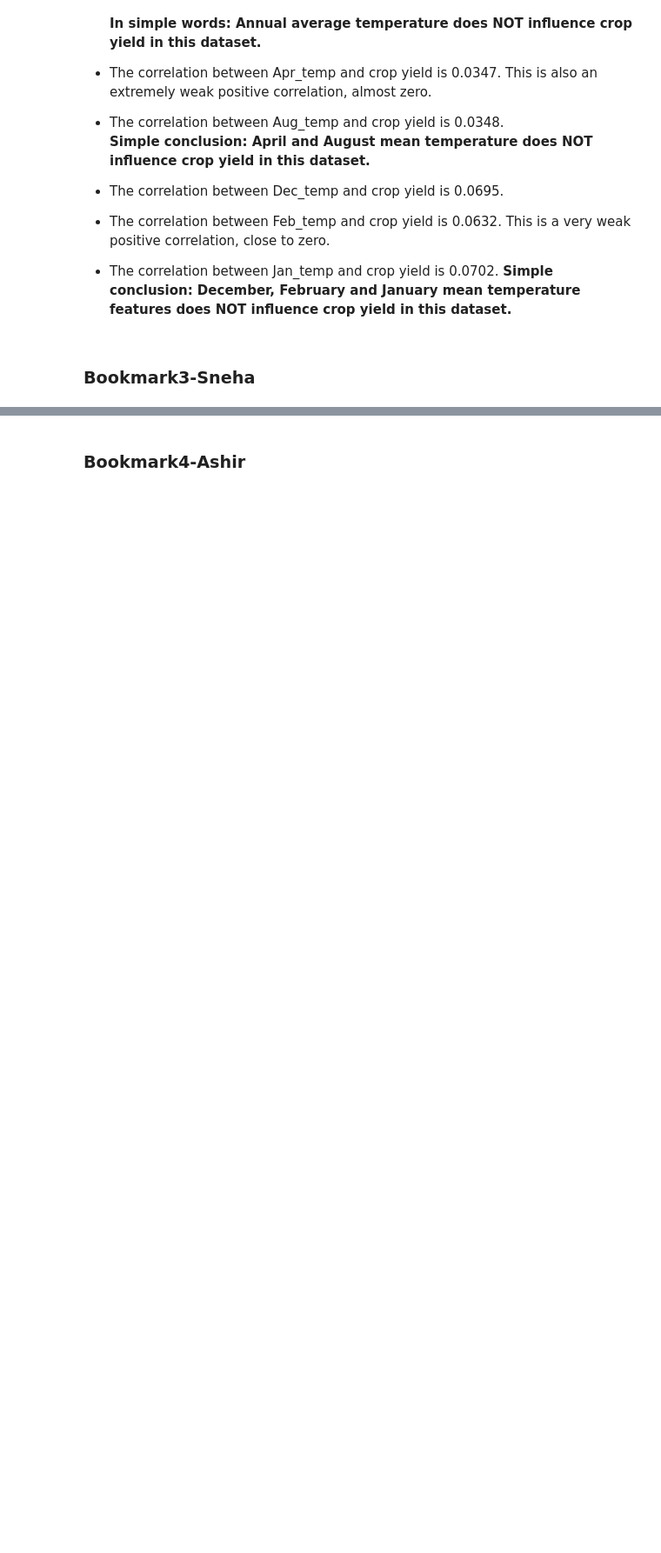
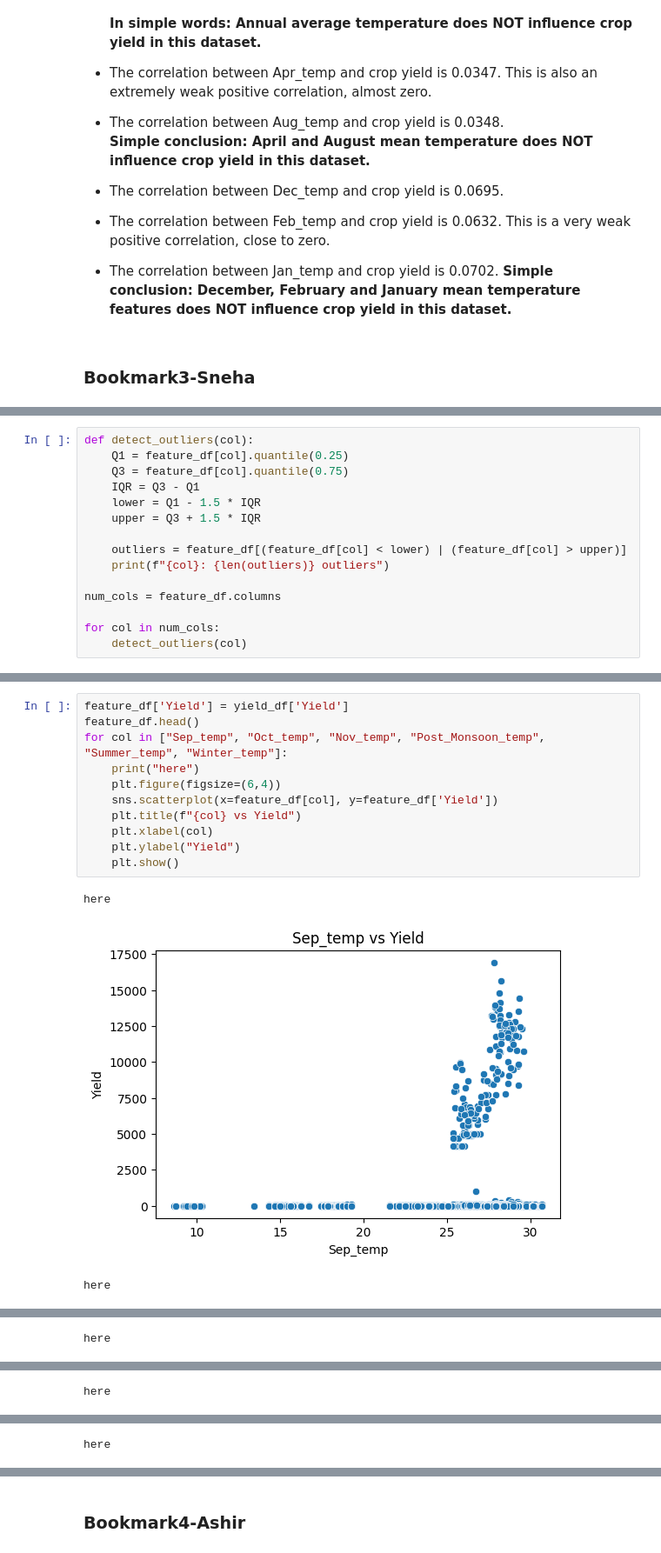
Before and after one commit to ManjuVijayakumar/ICTAK_DSA_FinalProject, a Jupyter notebook: Crop_Yield_prediction_regression_task_feature_analysis.ipynb, the cells around one changed output, grey strips where cells are left out. Shown at 87% size. Saved outputs shown, nothing was run; the diff lists cells and outputs as text; blank space fills up the shorter version.

```diff
--- a/Crop_Yield_prediction_regression_task_feature_analysis.ipynb
+++ b/Crop_Yield_prediction_regression_task_feature_analysis.ipynb
@@ -623,0 +710,15 @@ Correlation Summary
+# %%
+def detect_outliers(col):
+    Q1 = feature_df[col].quantile(0.25)
+    Q3 = feature_df[col].quantile(0.75)
+    IQR = Q3 - Q1
+    lower = Q1 - 1.5 * IQR
+    upper = Q3 + 1.5 * IQR
+
+    outliers = feature_df[(feature_df[col] < lower) | (feature_df[col] > upper)]
+    print(f"{col}: {len(outliers)} outliers")
+
+num_cols = feature_df.columns
+
+for col in num_cols:
+    detect_outliers(col)
@@ -623,0 +798,15 @@ Correlation Summary
+# %%
+feature_df['Yield'] = yield_df['Yield']
+feature_df.head()
+for col in ["Sep_temp", "Oct_temp", "Nov_temp", "Post_Monsoon_temp", "Summer_temp", "Winter_temp"]:
+    print("here")
+    plt.figure(figsize=(6,4))
+    sns.scatterplot(x=feature_df[col], y=feature_df['Yield'])
+    plt.title(f"{col} vs Yield")
+    plt.xlabel(col)
+    plt.ylabel("Yield")
+    plt.show()
+# %% [output]
+here
+[figure, added]
+here
@@ -623,0 +814 @@ Correlation Summary
+here
@@ -623,0 +816 @@ Correlation Summary
+here
@@ -623,0 +818 @@ Correlation Summary
+here
```
Also changed, not shown: parts of 18 cells of this notebook.
